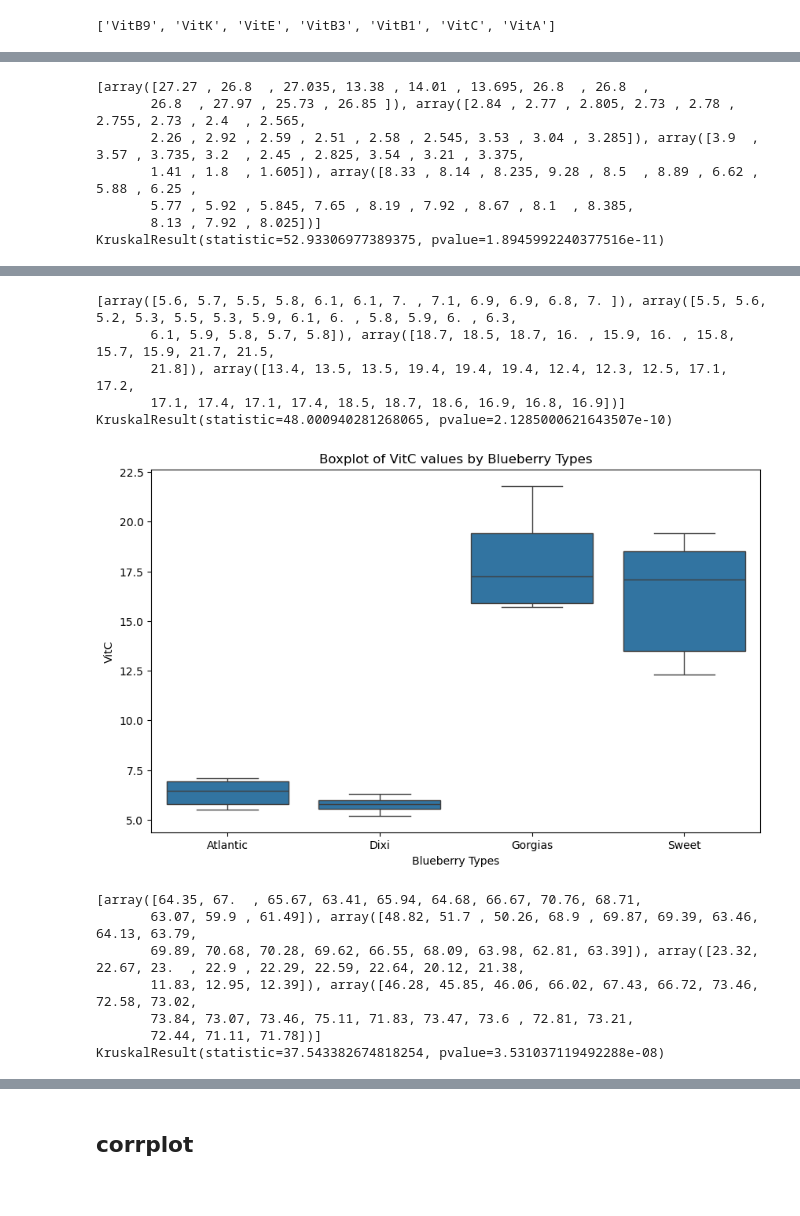
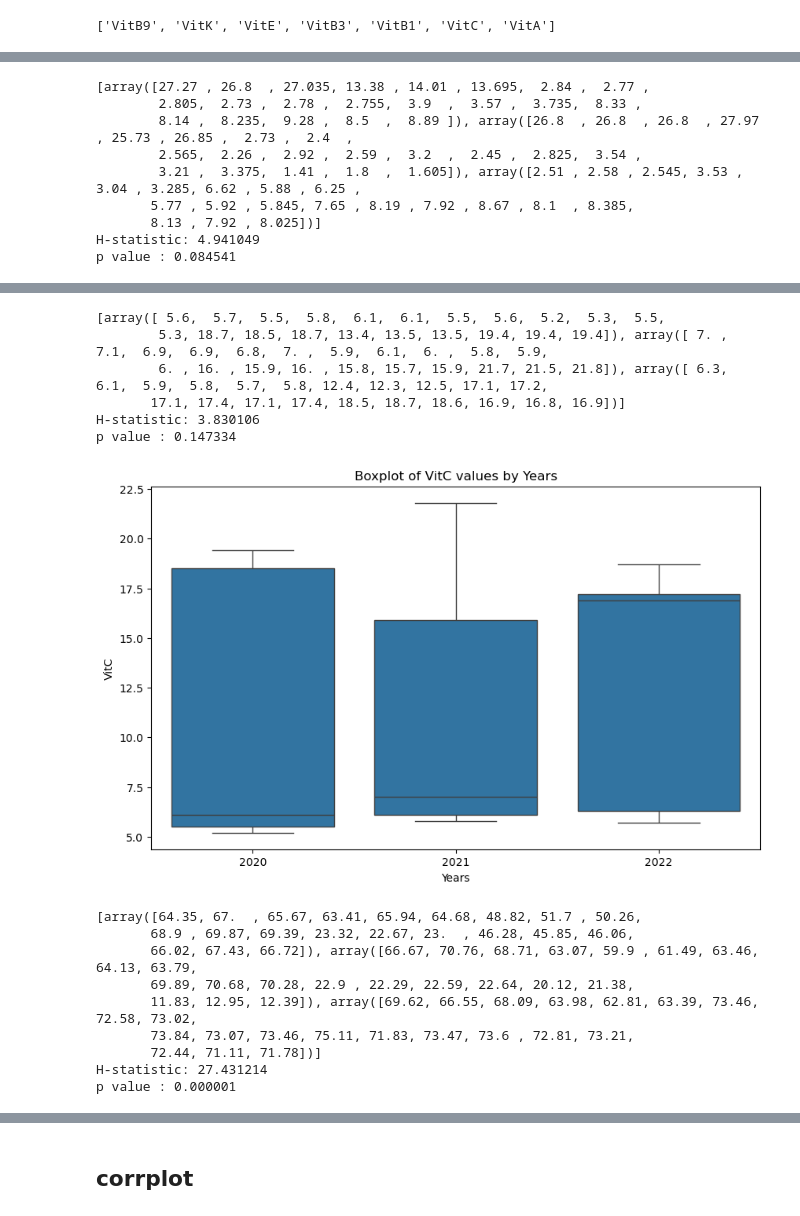
Before and after one commit to Jadelu03/M2_project, a Jupyter notebook: Task2.ipynb, the cells around one changed output, grey strips where cells are left out. Drawn from its saved outputs; the diff is of its cells as text; code cells hidden in the pictures.

Commit message:
which year was best for blueberries in terms of nutrition

```diff
--- a/Task2.ipynb
+++ b/Task2.ipynb
@@ -235,18 +235,19 @@ import seaborn as sns
 import matplotlib.pyplot as plt
 from scipy import stats
 for var in dependent_vars:
-  grouped_data = [group[var].values for name, group in df.groupby('Blueberry_Type')]
+  grouped_data = [group[var].values for name, group in df.groupby('Year')]
   print(grouped_data)
 
   # Perform Kruskal-Wallis test
-  kruskal_test = stats.kruskal(*grouped_data)
-  print(kruskal_test)
+  h_statistic, p_value = stats.kruskal(*grouped_data)
+  print(f'H-statistic: {h_statistic:.6f}')
+  print(f'p value : {p_value:.6f}')
 
   # Create a boxplot
   plt.figure(figsize=(10, 6))
-  sns.boxplot(x='Blueberry_Type', y=f'{var}', data=df)
-  plt.title(f'Boxplot of {var} values by Blueberry Types')
-  plt.xlabel('Blueberry Types')
+  sns.boxplot(x='Year', y=f'{var}', data=df)
+  plt.title(f'Boxplot of {var} values by Years')
+  plt.xlabel('Years')
   plt.ylabel(f'{var}')
   plt.show()
 # %% [output]
@@ -285,7 +294,9 @@ KruskalResult(statistic=49.86429205770105, pvalue=8.538919631997624e-11)
-[array([27.27 , 26.8  , 27.035, 13.38 , 14.01 , 13.695, 26.8  , 26.8  ,
-       26.8  , 27.97 , 25.73 , 26.85 ]), array([2.84 , 2.77 , 2.805, 2.73 , 2.78 , 2.755, 2.73 , 2.4  , 2.565,
-       2.26 , 2.92 , 2.59 , 2.51 , 2.58 , 2.545, 3.53 , 3.04 , 3.285]), array([3.9  , 3.57 , 3.735, 3.2  , 2.45 , 2.825, 3.54 , 3.21 , 3.375,
-       1.41 , 1.8  , 1.605]), array([8.33 , 8.14 , 8.235, 9.28 , 8.5  , 8.89 , 6.62 , 5.88 , 6.25 ,
+[array([27.27 , 26.8  , 27.035, 13.38 , 14.01 , 13.695,  2.84 ,  2.77 ,
+        2.805,  2.73 ,  2.78 ,  2.755,  3.9  ,  3.57 ,  3.735,  8.33 ,
+        8.14 ,  8.235,  9.28 ,  8.5  ,  8.89 ]), array([26.8  , 26.8  , 26.8  , 27.97 , 25.73 , 26.85 ,  2.73 ,  2.4  ,
+        2.565,  2.26 ,  2.92 ,  2.59 ,  3.2  ,  2.45 ,  2.825,  3.54 ,
+        3.21 ,  3.375,  1.41 ,  1.8  ,  1.605]), array([2.51 , 2.58 , 2.545, 3.53 , 3.04 , 3.285, 6.62 , 5.88 , 6.25 ,
        5.77 , 5.92 , 5.845, 7.65 , 8.19 , 7.92 , 8.67 , 8.1  , 8.385,
        8.13 , 7.92 , 8.025])]
-KruskalResult(statistic=52.93306977389375, pvalue=1.8945992240377516e-11)
+H-statistic: 4.941049
+p value : 0.084541
@@ -293,13 +304,16 @@ KruskalResult(statistic=52.93306977389375, pvalue=1.8945992240377516e-11)
-[array([5.6, 5.7, 5.5, 5.8, 6.1, 6.1, 7. , 7.1, 6.9, 6.9, 6.8, 7. ]), array([5.5, 5.6, 5.2, 5.3, 5.5, 5.3, 5.9, 6.1, 6. , 5.8, 5.9, 6. , 6.3,
-       6.1, 5.9, 5.8, 5.7, 5.8]), array([18.7, 18.5, 18.7, 16. , 15.9, 16. , 15.8, 15.7, 15.9, 21.7, 21.5,
-       21.8]), array([13.4, 13.5, 13.5, 19.4, 19.4, 19.4, 12.4, 12.3, 12.5, 17.1, 17.2,
+[array([ 5.6,  5.7,  5.5,  5.8,  6.1,  6.1,  5.5,  5.6,  5.2,  5.3,  5.5,
+        5.3, 18.7, 18.5, 18.7, 13.4, 13.5, 13.5, 19.4, 19.4, 19.4]), array([ 7. ,  7.1,  6.9,  6.9,  6.8,  7. ,  5.9,  6.1,  6. ,  5.8,  5.9,
+        6. , 16. , 15.9, 16. , 15.8, 15.7, 15.9, 21.7, 21.5, 21.8]), array([ 6.3,  6.1,  5.9,  5.8,  5.7,  5.8, 12.4, 12.3, 12.5, 17.1, 17.2,
        17.1, 17.4, 17.1, 17.4, 18.5, 18.7, 18.6, 16.9, 16.8, 16.9])]
-KruskalResult(statistic=48.000940281268065, pvalue=2.1285000621643507e-10)
+H-statistic: 3.830106
+p value : 0.147334
-[figure, old version]
+[figure, new version]
-[array([64.35, 67.  , 65.67, 63.41, 65.94, 64.68, 66.67, 70.76, 68.71,
-       63.07, 59.9 , 61.49]), array([48.82, 51.7 , 50.26, 68.9 , 69.87, 69.39, 63.46, 64.13, 63.79,
-       69.89, 70.68, 70.28, 69.62, 66.55, 68.09, 63.98, 62.81, 63.39]), array([23.32, 22.67, 23.  , 22.9 , 22.29, 22.59, 22.64, 20.12, 21.38,
-       11.83, 12.95, 12.39]), array([46.28, 45.85, 46.06, 66.02, 67.43, 66.72, 73.46, 72.58, 73.02,
+[array([64.35, 67.  , 65.67, 63.41, 65.94, 64.68, 48.82, 51.7 , 50.26,
+       68.9 , 69.87, 69.39, 23.32, 22.67, 23.  , 46.28, 45.85, 46.06,
+       66.02, 67.43, 66.72]), array([66.67, 70.76, 68.71, 63.07, 59.9 , 61.49, 63.46, 64.13, 63.79,
+       69.89, 70.68, 70.28, 22.9 , 22.29, 22.59, 22.64, 20.12, 21.38,
+       11.83, 12.95, 12.39]), array([69.62, 66.55, 68.09, 63.98, 62.81, 63.39, 73.46, 72.58, 73.02,
        73.84, 73.07, 73.46, 75.11, 71.83, 73.47, 73.6 , 72.81, 73.21,
        72.44, 71.11, 71.78])]
-KruskalResult(statistic=37.543382674818254, pvalue=3.531037119492288e-08)
+H-statistic: 27.431214
+p value : 0.000001
```
Also changed, not shown: parts of 8 cells of this notebook, 1 other file.
